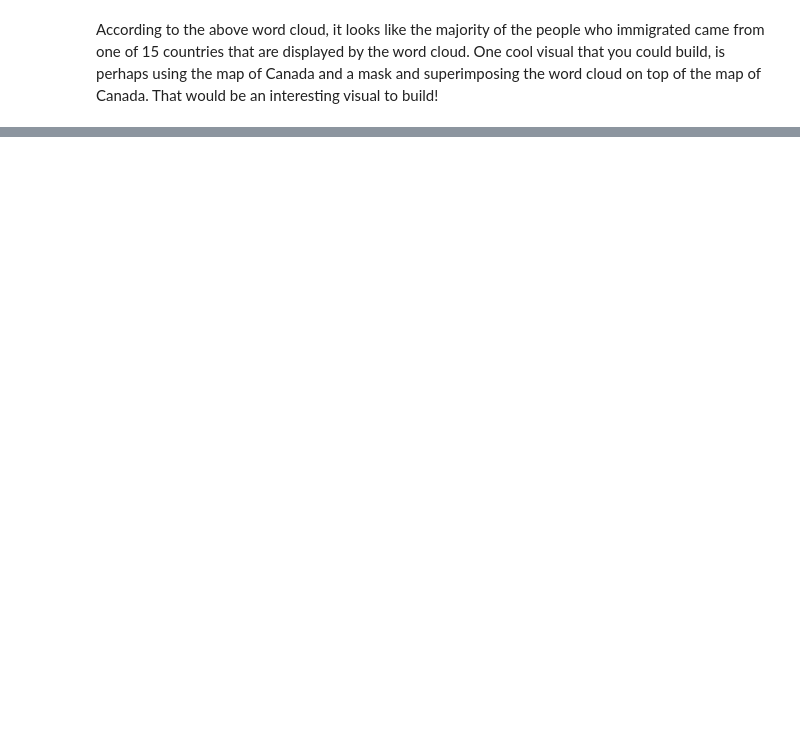
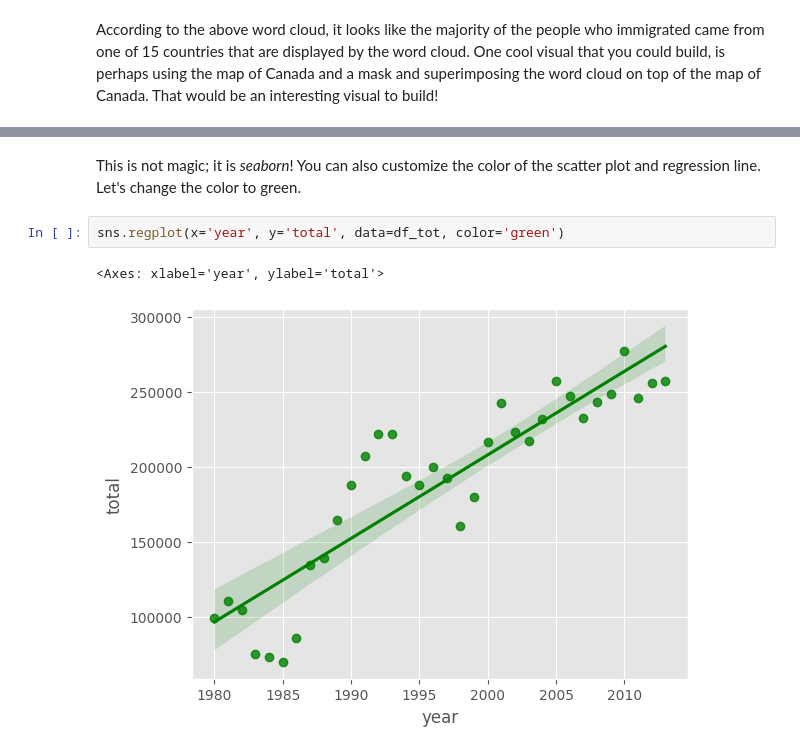
Before and after one commit to DUY2602/IBM-Data-Science, a Jupyter notebook: 8. Data Visualization with Python/Basic & Specialized Visualization tools/waffle_chart_word_cloud_regression_plot.ipynb, the cells around one changed output, grey strips where cells are left out. Drawn from its saved outputs; the diff is of its cells as text; blank space fills up the shorter version.

Commit message:
seaborn

```diff
--- a/8. Data Visualization with Python/Basic & Specialized Visualization tools/waffle_chart_word_cloud_regression_plot.ipynb
+++ b/8. Data Visualization with Python/Basic & Specialized Visualization tools/waffle_chart_word_cloud_regression_plot.ipynb
@@ -566,0 +660,7 @@ According to the above word cloud, it looks like the majority of the people who
+# %% [markdown]
+This is not magic; it is *seaborn*! You can also customize the color of the scatter plot and regression line. Let's change the color to green.
+# %%
+sns.regplot(x='year', y='total', data=df_tot, color='green')
+# %% [output]
+<Axes: xlabel='year', ylabel='total'>
+[figure, added]
```
Also changed, not shown: parts of 35 cells of this notebook.
